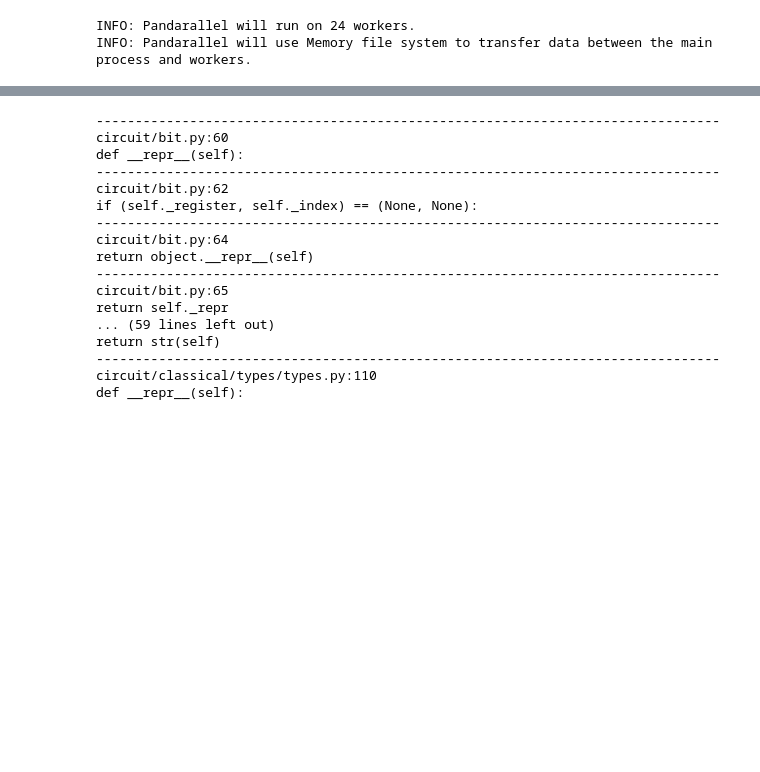
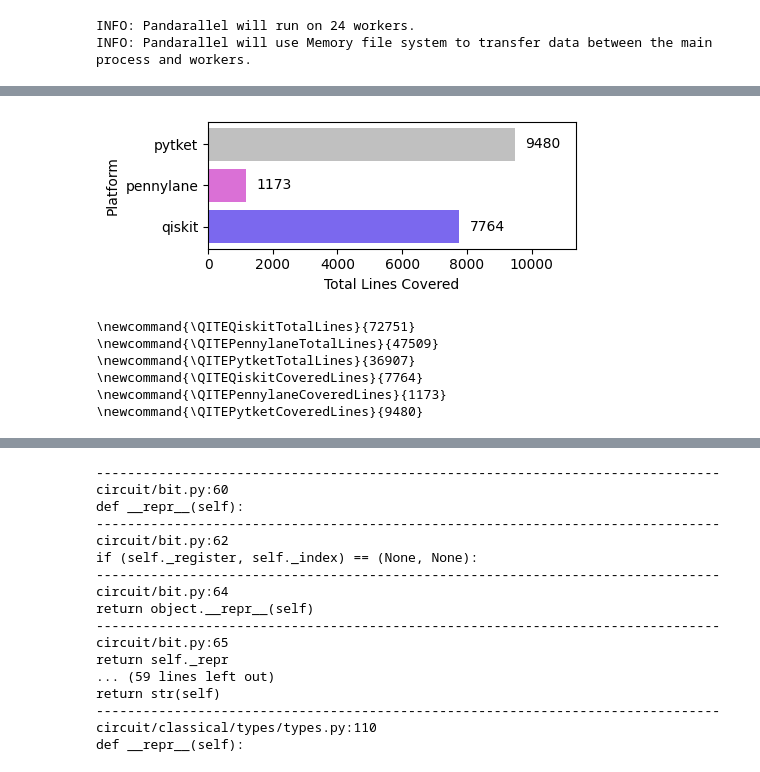
Before and after one commit to sola-st/qite-quantum-platform-testing, a Jupyter notebook: notebooks/025_Coverage_Rust.ipynb, the cells around one changed output, grey strips where cells are left out. Saved outputs shown, nothing was run; the diff lists cells and outputs as text; code cells hidden in the pictures; blank space fills up the shorter version.

```diff
--- a/notebooks/025_Coverage_Rust.ipynb
+++ b/notebooks/025_Coverage_Rust.ipynb
@@ -20,11 +20,16 @@ pandarallel.initialize(progress_bar=True)
 INFO: Pandarallel will run on 24 workers.
 INFO: Pandarallel will use Memory file system to transfer data between the main process and workers.
 # %%
-BASE_PATH = "../program_bank/v040/2025_02_24__14_25"  # 1h - 3 platforms
+# 1 h - 3 platforms - Rust and Cpp
+BASE_PATH = "../program_bank/v043/2025_02_28__00_40"
+# BASE_PATH = "../program_bank/v042/2025_02_28__00_08"  # 15 min - 3 platforms - Rust and Cpp
+# BASE_PATH = "../program_bank/v041/2025_02_27__19_49"  # 10 progams - Rust and Cpp
+# BASE_PATH = "../program_bank/v040/2025_02_24__14_25"  # 1h - 3 platforms << latest in paper
 # BASE_PATH = "../program_bank/v038/2025_02_22__23_13"  # 100 programs - 3 platforms
 
 PY_COVERAGE_PATH = os.path.join(BASE_PATH, "coverage.xml")
 RUST_COVERAGE_PATH = os.path.join(BASE_PATH, "rust_coverage.xml")
+CPP_COVERAGE_PATH = os.path.join(BASE_PATH, "cpp_coverage.xml")
 
 MERGED_COVERAGE_PATH = os.path.join(BASE_PATH, "merged_coverage.xml")
 
@@ -166,3 +194,58 @@ pytket_________: 5.87% (279/4750)
  '__init__.py:19',
  '__init__.py:20',
  '__init__.py:21']
+# %%
+# Create a dictionary for platform name to color
+platform_colors = {
+    'qiskit': 'mediumslateblue',
+    'pytket': 'silver',
+    'pennylane': 'orchid'
+}
+
+# Extract the colors for the platforms
+colors = [platform_colors[platform] for platform in platforms]
+
+# Initialize total_lines_covered with the total lines covered for each platform
+total_lines_covered = [package_coverage_ours[platform]['covered']
+                       for platform in platforms]
+
+# Create a horizontal bar plot with the specified colors
+fig, ax = plt.subplots(figsize=(5, 2))
+bars = ax.barh(platforms, total_lines_covered, color=colors)
+ax.set_xlabel('Total Lines Covered')
+ax.set_ylabel('Platform')
+
+max_val = max(total_lines_covered)
+
+# Add the number on the column, left aligned
+for bar, value in zip(bars, total_lines_covered):
+    ax.text(value + (max_val / 30), bar.get_y() + bar.get_height() / 2,
+            f'{value}', va='center', ha='left')
+
+ax.set_xlim(0, max_val * 1.2)
+
+fig.tight_layout()
+plt.show()
+
+# Save the plot as a PDF file
+output_path_bar_plot = os.path.join("images", "platform_coverage_bar_plot.pdf")
+fig.savefig(output_path_bar_plot)
+# Print new commands for the different platforms total lines
+for platform in platforms:
+    total_lines = package_coverage_ours[platform]['total']
+    print(
+        f"\\newcommand{{\\QITE{platform.capitalize()}TotalLines}}{{{total_lines}}}")
+
+# Print new commands for the different platforms covered lines
+for platform in platforms:
+    covered_lines = package_coverage_ours[platform]['covered']
+    print(
+        f"\\newcommand{{\\QITE{platform.capitalize()}CoveredLines}}{{{covered_lines}}}")
+# %% [output]
+[figure, added]
+\newcommand{\QITEQiskitTotalLines}{72751}
+\newcommand{\QITEPennylaneTotalLines}{47509}
+\newcommand{\QITEPytketTotalLines}{36907}
+\newcommand{\QITEQiskitCoveredLines}{7764}
+\newcommand{\QITEPennylaneCoveredLines}{1173}
+\newcommand{\QITEPytketCoveredLines}{9480}
```
Also changed, not shown: parts of 7 cells of this notebook, 17 other files.
